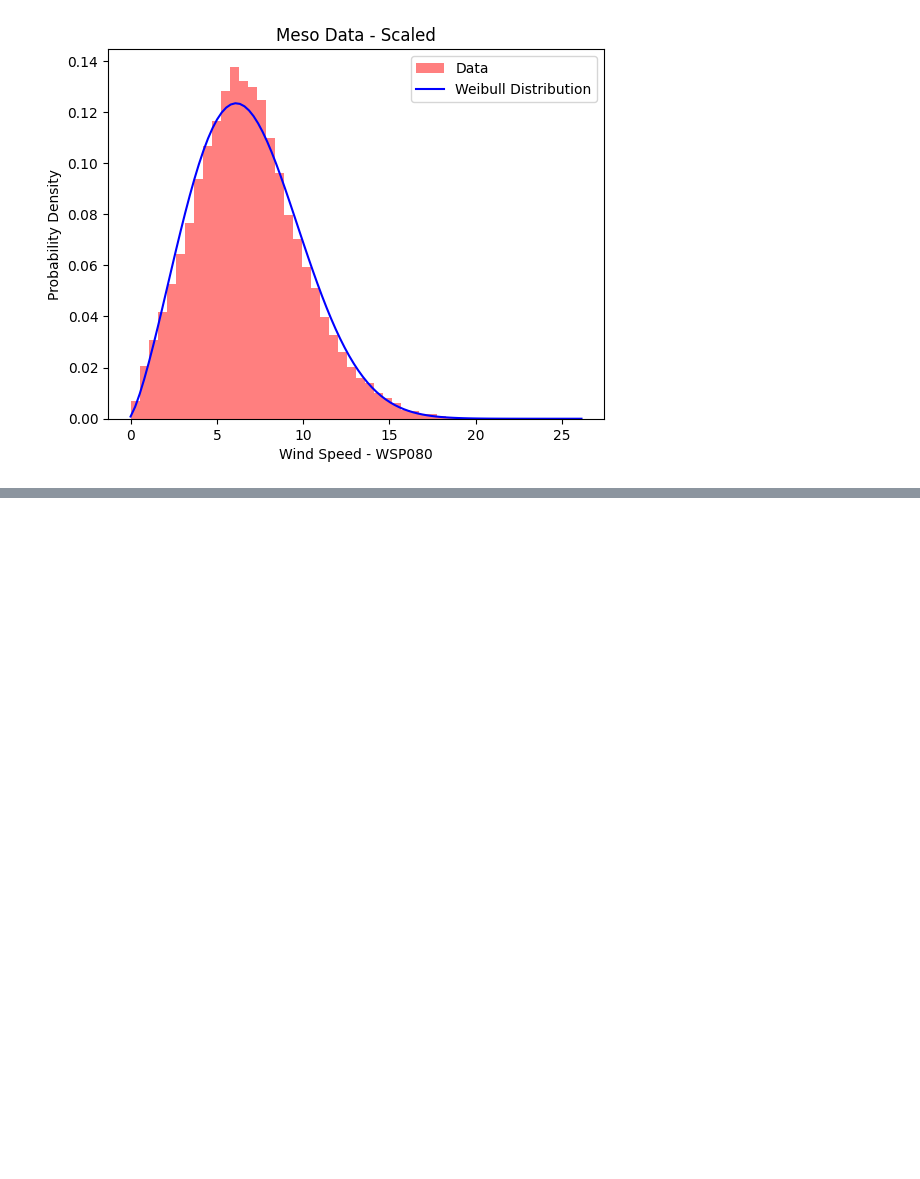
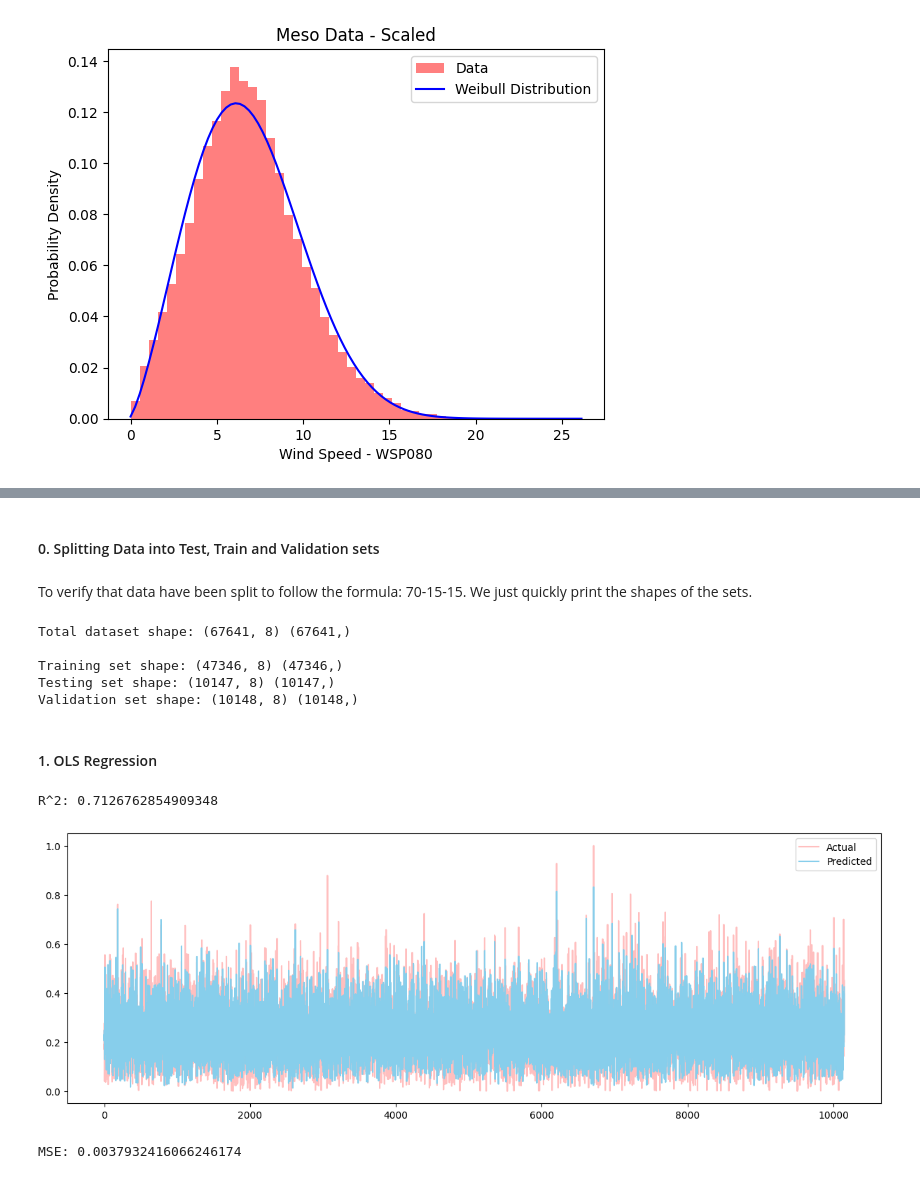
Before and after one commit to MAL1-MMMB/MAL, a Jupyter notebook: 00 - Assignments/Assignment 4/Assignment 4.ipynb, the cells around one changed output, grey strips where cells are left out. Drawn from its saved outputs; the diff is of its cells as text; code cells hidden in the pictures; blank space fills up the shorter version.

Commit message:
Assignment 5 - Model Development (Partly finished)

```diff
--- a/00 - Assignments/Assignment 4/Assignment 4.ipynb
+++ b/00 - Assignments/Assignment 4/Assignment 4.ipynb
@@ -420,0 +429,70 @@ plot_weibull_disbritution(df_scaled['WSP080'], 'Meso Data - Scaled')
+# %% [markdown]
+#### 0. Splitting Data into Test, Train and Validation sets
+# %%
+from sklearn.model_selection import train_test_split
+
+# * Define the features to be used in the model (Which are all columns except the target column)
+X = df_scaled.drop(columns=['ws77'])
+
+# * Define the target column
+y = df_scaled['ws77']
+
+# - Split the data into training and testing sets
+X_train, X_test, y_train, y_test = train_test_split(X, y, test_size=0.15, random_state=42)
+
+# - Split the training data into training and validation sets
+X_train, X_val, y_train, y_val = train_test_split(X_train, y_train, test_size=0.1765, random_state=42)
+# %% [markdown]
+To verify that data have been split to follow the formula: 70-15-15. We just quickly print the shapes of the sets.
+# %%
+# * Show the shape of the entire dataset
+print('Total dataset shape:', X.shape, y.shape, '\n')
+
+# * Show the shape of the training, validation and testing sets
+print('Training set shape:', X_train.shape, y_train.shape)
+print('Testing set shape:', X_test.shape, y_test.shape)
+print('Validation set shape:', X_val.shape, y_val.shape)
+# %% [output]
+Total dataset shape: (67641, 8) (67641,)
+
+Training set shape: (47346, 8) (47346,)
+Testing set shape: (10147, 8) (10147,)
+Validation set shape: (10148, 8) (10148,)
+# %% [markdown]
+#### 1. OLS Regression
+# %%
+from sklearn.linear_model import LinearRegression
+
+# - Create a Linear Regression model
+ols_model = LinearRegression()
+
+# - Fit the model to the training data
+ols_model.fit(X_train, y_train)
+
+# - Calculate the R^2 score of the model on the validation data
+ols_r2 = ols_model.score(X_val, y_val)
+
+# * Print the R^2 score
+print('R^2:', ols_r2)
+
+# - Predict the wind speed on the validation data
+ols_pred = ols_model.predict(X_val)
+
+# - Plot the predicted wind speed against the actual wind speed
+plt.figure(figsize=(15, 5))
+plt.plot(y_val.values, label='Actual', alpha=.25, color='red')
+plt.plot(ols_pred, label='Predicted', alpha=1, color='skyblue')
+plt.legend()
+plt.show()
+
+from sklearn.metrics import mean_squared_error
+
+# - Calculate the mean squared error of the model on the validation data
+ols_mse = mean_squared_error(y_val, ols_pred)
+
+# * Print the mean squared error
+print('MSE:', ols_mse)
+# %% [output]
+R^2: 0.7126762854909348
+[figure, added]
+MSE: 0.0037932416066246174
```
Also changed, not shown: parts of 8 cells of this notebook, 2 other files.
